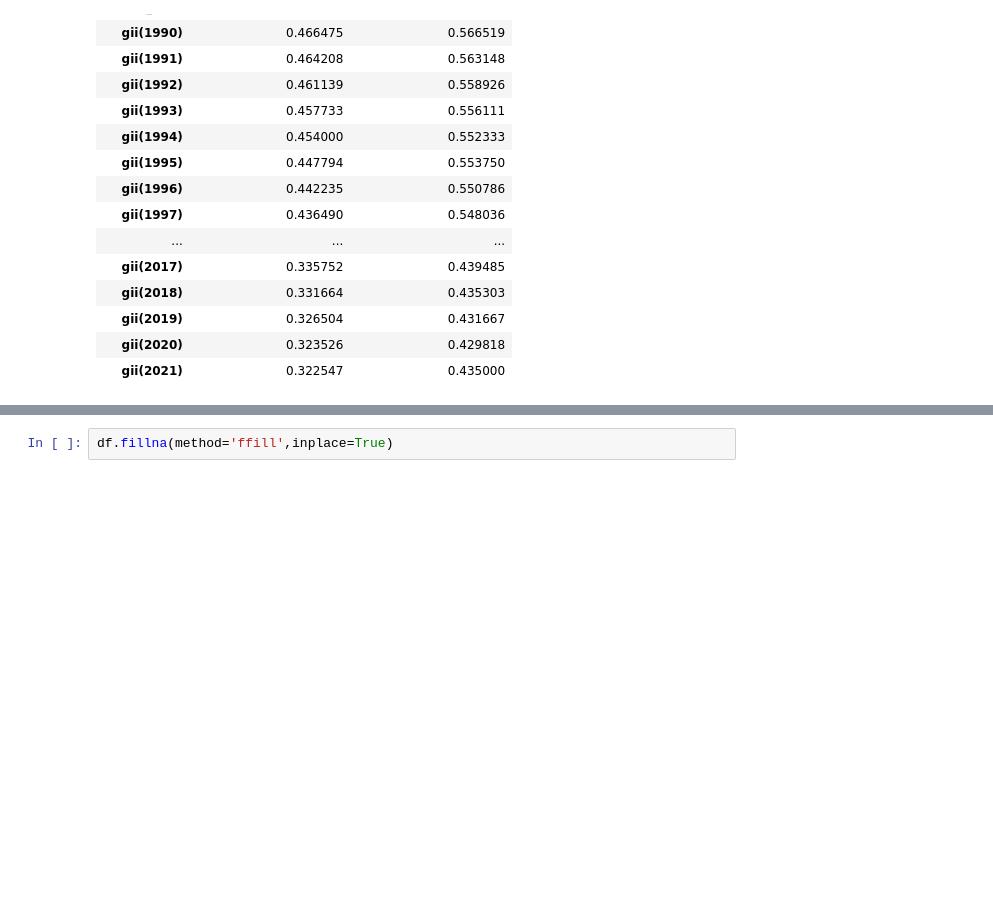
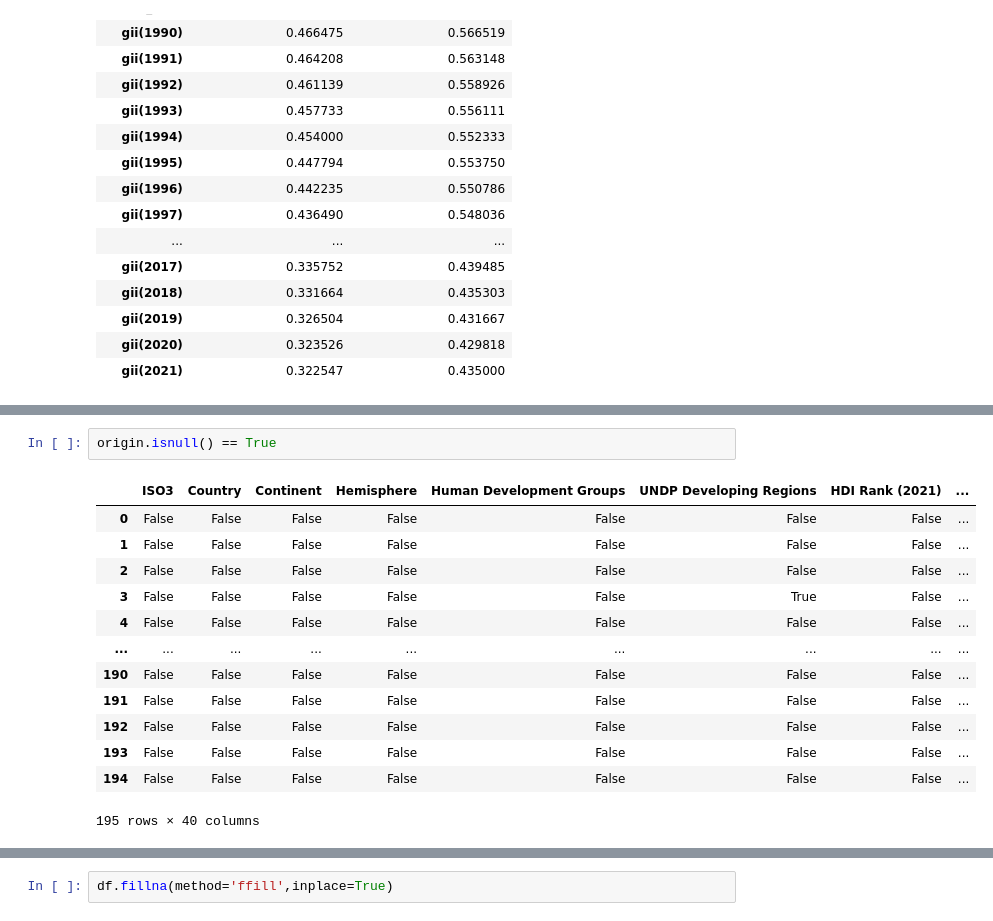
Before and after one commit to RafaelJosePortoSilva/analise_gender_inequality, a Jupyter notebook: main.ipynb, the cells around one changed output, grey strips where cells are left out. Cells and saved outputs as stored; diff of their text form; blank space fills up the shorter version.

```diff
--- a/main.ipynb
+++ b/main.ipynb
@@ -177,0 +194,16 @@ df_hemisphere.T
+# %%
+origin.isnull() == True
+# %% [output]
+|  | ISO3 | Country | Continent | Hemisphere | Human Development Groups | UNDP Developing Regions | HDI Rank (2021) | ... |
+| 0 | False | False | False | False | False | False | False | ... |
+| 1 | False | False | False | False | False | False | False | ... |
+| 2 | False | False | False | False | False | False | False | ... |
+| 3 | False | False | False | False | False | True | False | ... |
+| 4 | False | False | False | False | False | False | False | ... |
+| ... | ... | ... | ... | ... | ... | ... | ... | ... |
+| 190 | False | False | False | False | False | False | False | ... |
+| 191 | False | False | False | False | False | False | False | ... |
+| 192 | False | False | False | False | False | False | False | ... |
+| 193 | False | False | False | False | False | False | False | ... |
+| 194 | False | False | False | False | False | False | False | ... |
+195 rows × 40 columns
```
Also changed, not shown: parts of 11 cells of this notebook.
